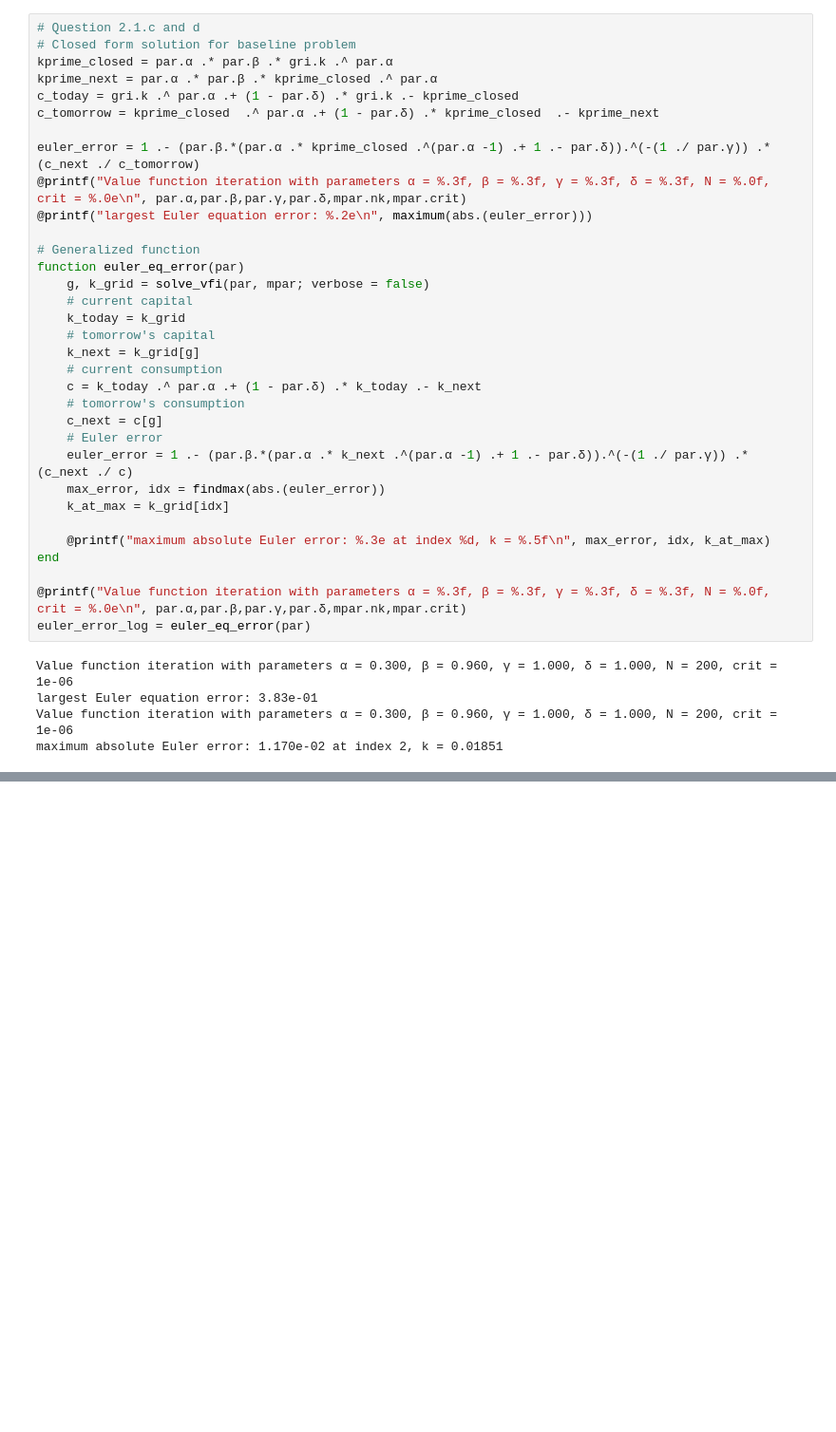
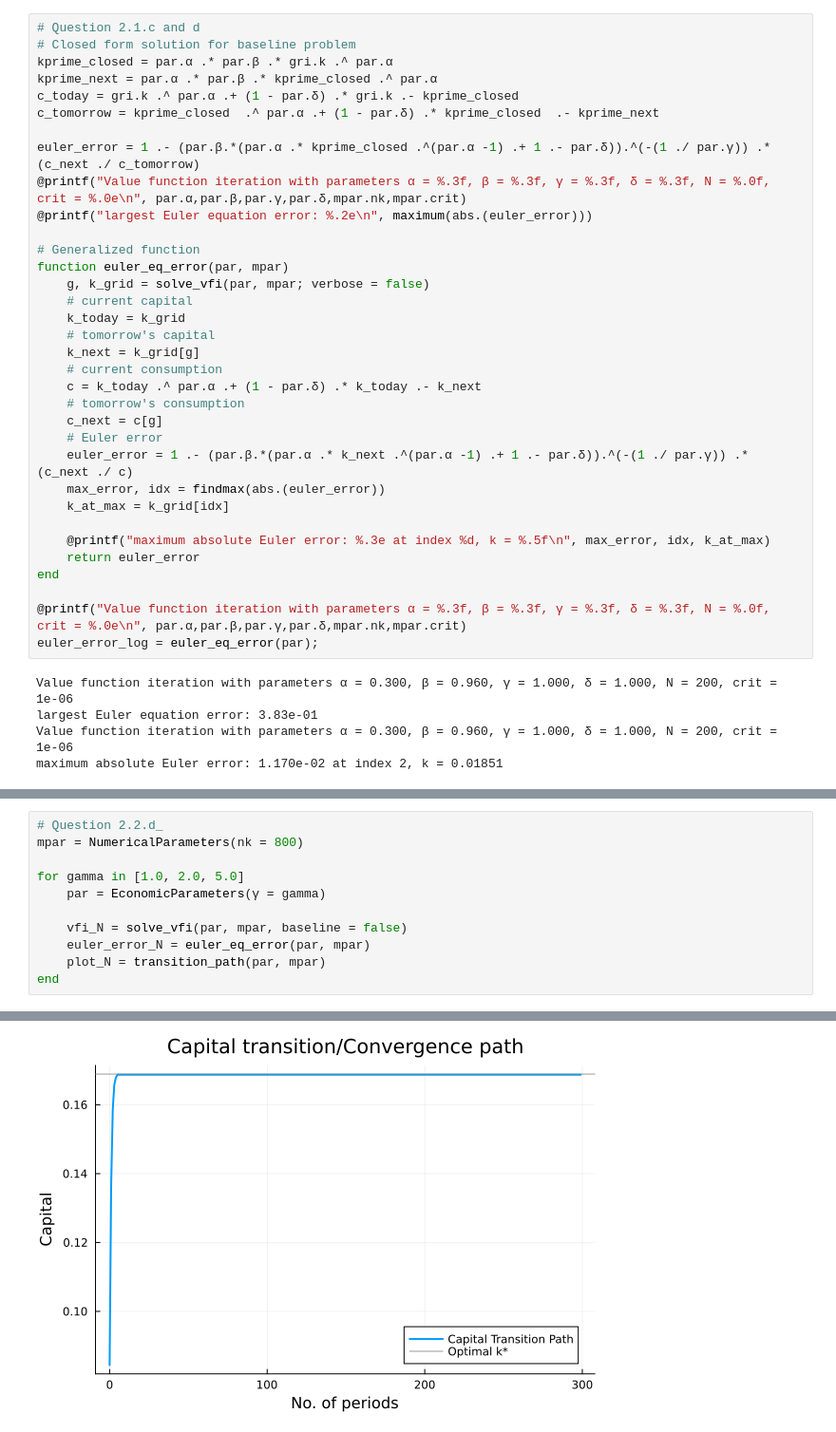
Before and after one commit to Manucher-Karimi/Manucher-Karimi-Computational_Macro-2026, a Jupyter notebook: Julia/PS1/Karimi-PS1.ipynb, the cells around one changed output, grey strips where cells are left out. Shown at 95% size. Saved outputs shown, nothing was run; the diff lists cells and outputs as text; blank space fills up the shorter version.

```diff
--- a/Julia/PS1/Karimi-PS1.ipynb
+++ b/Julia/PS1/Karimi-PS1.ipynb
@@ -185,7 +188,7 @@ euler_error = 1 .- (par.β.*(par.α .* kprime_closed .^(par.α -1) .+ 1 .- par.
 @printf("largest Euler equation error: %.2e\n", maximum(abs.(euler_error)))
 
 # Generalized function
-function euler_eq_error(par)
+function euler_eq_error(par, mpar)
     g, k_grid = solve_vfi(par, mpar; verbose = false)
     # current capital
     k_today = k_grid
@@ -201,10 +204,11 @@ function euler_eq_error(par)
     k_at_max = k_grid[idx]
 
     @printf("maximum absolute Euler error: %.3e at index %d, k = %.5f\n", max_error, idx, k_at_max)
+    return euler_error
 end
 
 @printf("Value function iteration with parameters α = %.3f, β = %.3f, γ = %.3f, δ = %.3f, N = %.0f, crit = %.0e\n", par.α,par.β,par.γ,par.δ,mpar.nk,mpar.crit)
-euler_error_log = euler_eq_error(par)
+euler_error_log = euler_eq_error(par);
 # %% [output]
 Value function iteration with parameters α = 0.300, β = 0.960, γ = 1.000, δ = 1.000, N = 200, crit = 1e-06
 largest Euler equation error: 3.83e-01
@@ -233,0 +309,12 @@ maximum absolute Euler error: 4.563e-02 at index 1, k = 0.29208
+# %%
+# Question 2.2.d_
+mpar = NumericalParameters(nk = 800)
+
+for gamma in [1.0, 2.0, 5.0]
+    par = EconomicParameters(γ = gamma)
+
+    vfi_N = solve_vfi(par, mpar, baseline = false)
+    euler_error_N = euler_eq_error(par, mpar)
+    plot_N = transition_path(par, mpar)
+end
+# %% [output]
@@ -233,0 +338 @@ maximum absolute Euler error: 4.563e-02 at index 1, k = 0.29208
+[figure, added]
```
Also changed, not shown: parts of 7 cells of this notebook, 1 other file.
